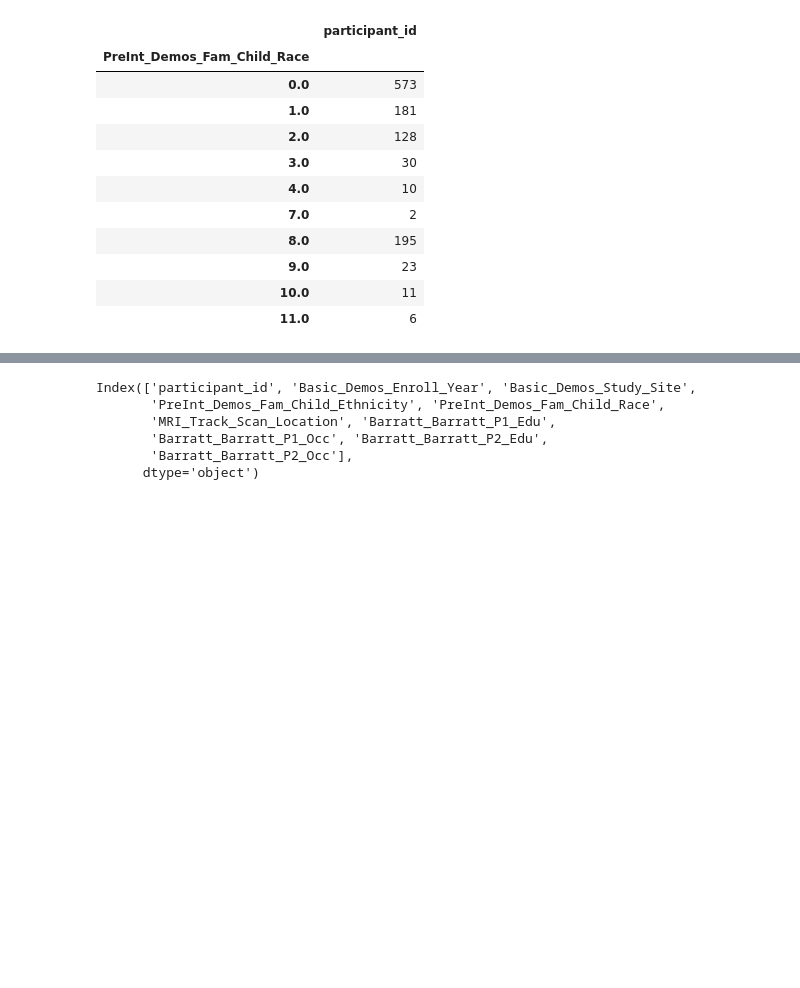
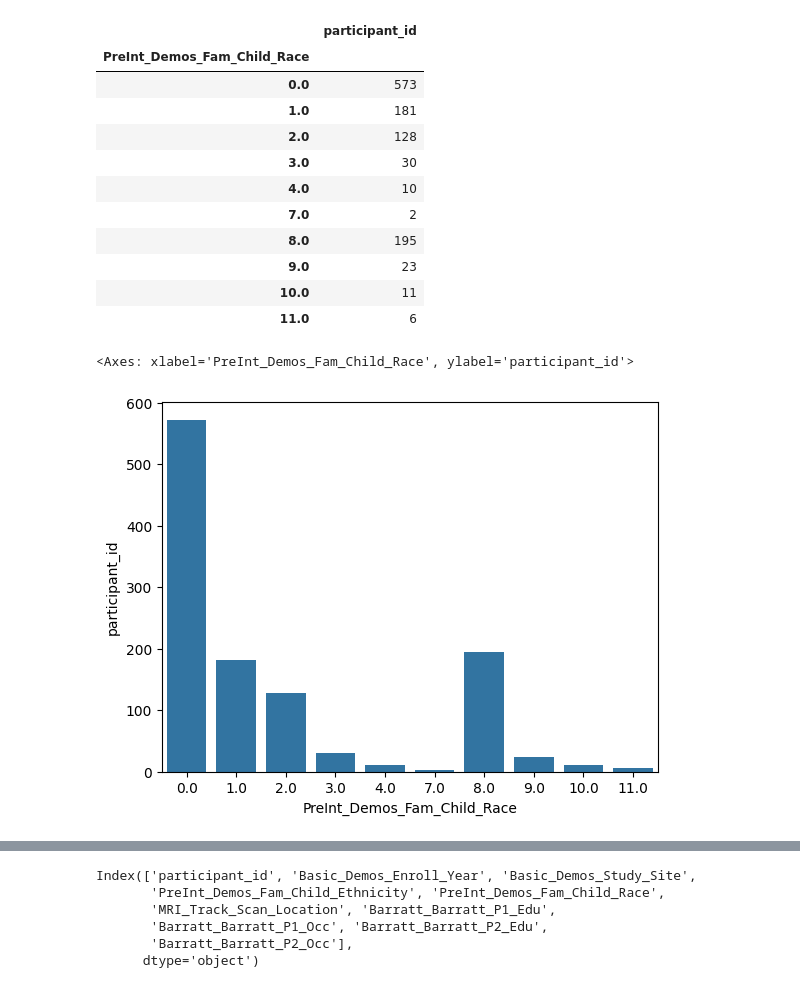
Before and after one commit to AngC1998/WiDS-Datathon-2025, a Jupyter notebook: WiDS_Datathon_2025.ipynb, the cells around one changed output, grey strips where cells are left out. Cells and saved outputs as stored; diff of their text form; code cells hidden in the pictures; blank space fills up the shorter version.

```diff
--- a/WiDS_Datathon_2025.ipynb
+++ b/WiDS_Datathon_2025.ipynb
@@ -157,4 +157,7 @@ race_count
 | 10.0 | 11 |
 | 11.0 | 6 |
 # %%
-sns.barplot(x='PreInt_Demos_Fam_Child_Ethnicity', y='participant_id', data=race_count)
+sns.barplot(x='PreInt_Demos_Fam_Child_Race', y='participant_id', data=race_count)
+# %% [output]
+<Axes: xlabel='PreInt_Demos_Fam_Child_Race', ylabel='participant_id'>
+[figure, added]
```
Also changed, not shown: parts of 14 cells of this notebook.
